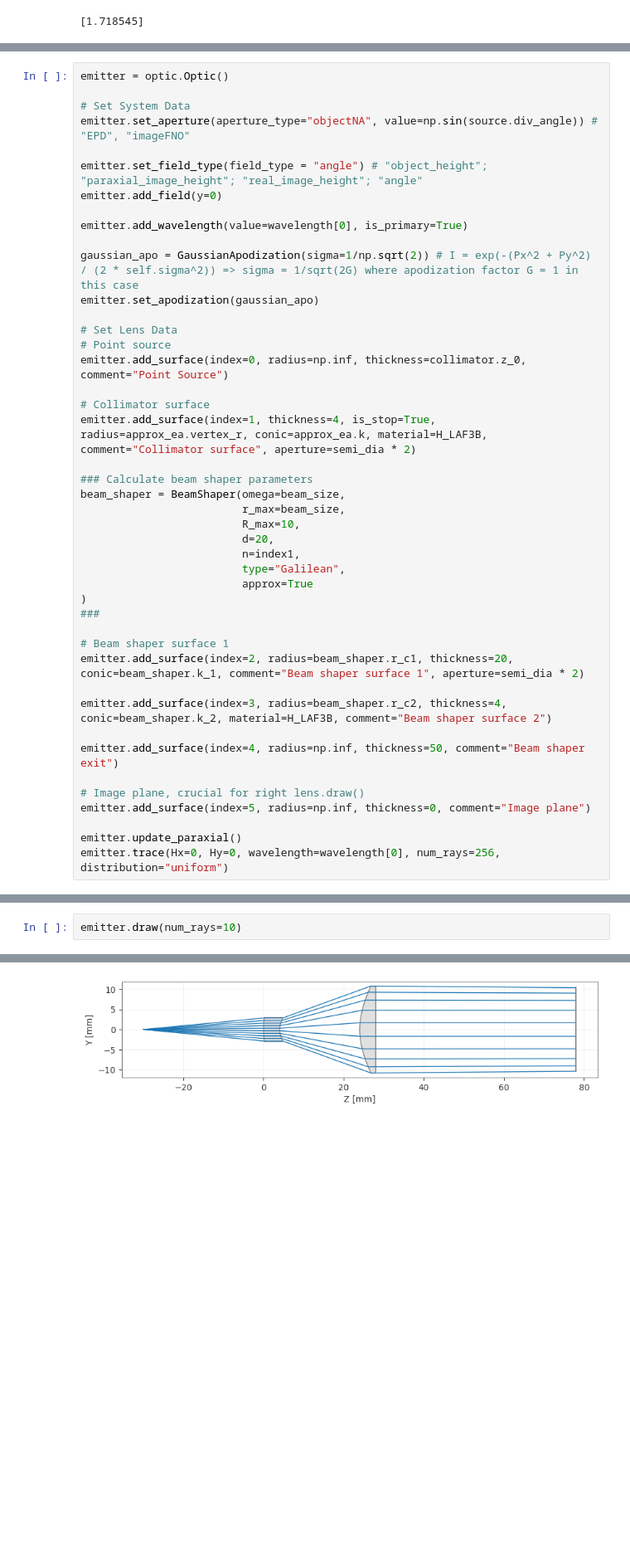
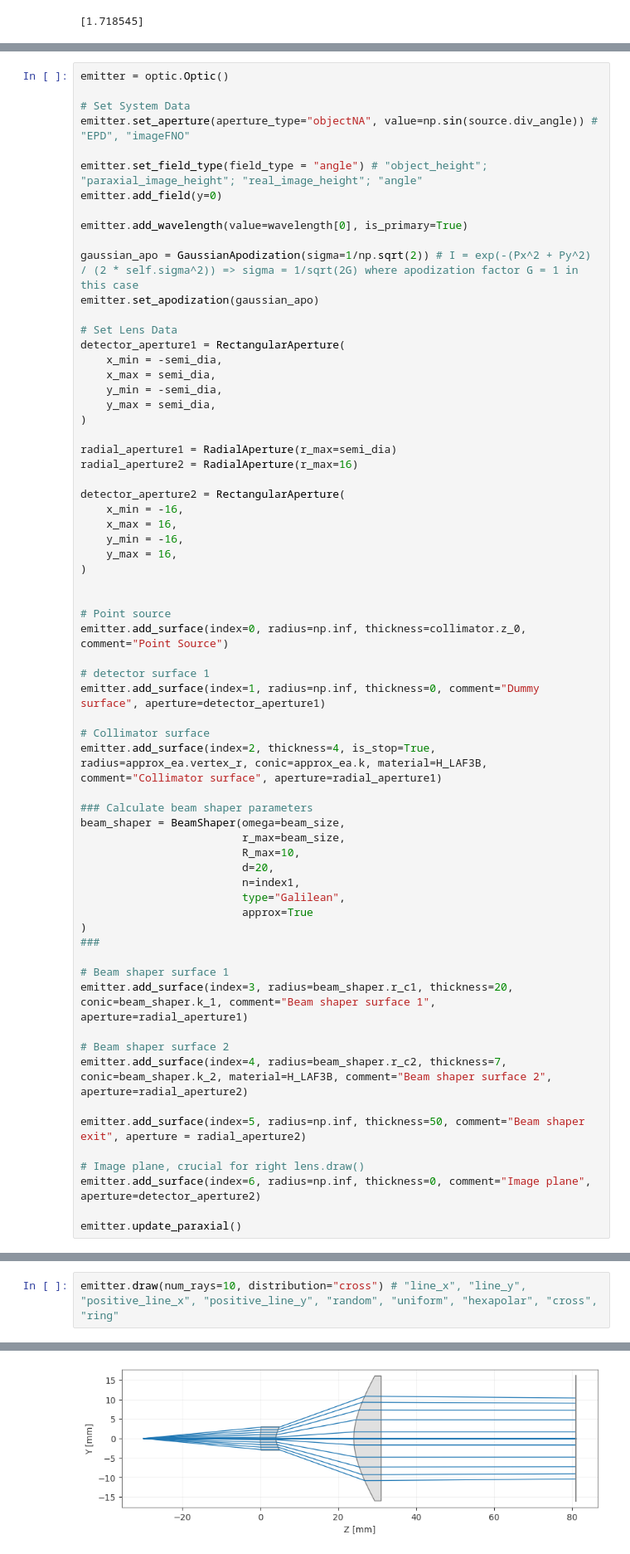
Before and after one commit to Xiong-Ziyi/Master-Thesis, a Jupyter notebook: Optiland_Based/FSO_Project/Optiland_Emiiter_Branch.ipynb, the cells around one changed output, grey strips where cells are left out. Shown at 83% size. Cells and saved outputs as stored; diff of their text form; blank space fills up the shorter version.

```diff
--- a/Optiland_Based/FSO_Project/Optiland_Emiiter_Branch.ipynb
+++ b/Optiland_Based/FSO_Project/Optiland_Emiiter_Branch.ipynb
@@ -89,11 +107,32 @@ gaussian_apo = GaussianApodization(sigma=1/np.sqrt(2)) # I = exp(-(Px^2 + Py^2)
 emitter.set_apodization(gaussian_apo)
 
 # Set Lens Data
+detector_aperture1 = RectangularAperture(
+    x_min = -semi_dia,
+    x_max = semi_dia,
+    y_min = -semi_dia,
+    y_max = semi_dia,
+)
+
+radial_aperture1 = RadialAperture(r_max=semi_dia)
+radial_aperture2 = RadialAperture(r_max=16)
+
+detector_aperture2 = RectangularAperture(
+    x_min = -16,
+    x_max = 16,
+    y_min = -16,
+    y_max = 16,
+)
+
+
 # Point source
 emitter.add_surface(index=0, radius=np.inf, thickness=collimator.z_0, comment="Point Source")
 
+# detector surface 1
+emitter.add_surface(index=1, radius=np.inf, thickness=0, comment="Dummy surface", aperture=detector_aperture1)
+
 # Collimator surface
-emitter.add_surface(index=1, thickness=4, is_stop=True, radius=approx_ea.vertex_r, conic=approx_ea.k, material=H_LAF3B, comment="Collimator surface", aperture=semi_dia * 2)
+emitter.add_surface(index=2, thickness=4, is_stop=True, radius=approx_ea.vertex_r, conic=approx_ea.k, material=H_LAF3B, comment="Collimator surface", aperture=radial_aperture1)
 
 ### Calculate beam shaper parameters
 beam_shaper = BeamShaper(omega=beam_size,
@@ -107,14 +146,14 @@ beam_shaper = BeamShaper(omega=beam_size,
 ###
 
 # Beam shaper surface 1
-emitter.add_surface(index=2, radius=beam_shaper.r_c1, thickness=20, conic=beam_shaper.k_1, comment="Beam shaper surface 1", aperture=semi_dia * 2)
+emitter.add_surface(index=3, radius=beam_shaper.r_c1, thickness=20, conic=beam_shaper.k_1, comment="Beam shaper surface 1", aperture=radial_aperture1)
 
-emitter.add_surface(index=3, radius=beam_shaper.r_c2, thickness=4, conic=beam_shaper.k_2, material=H_LAF3B, comment="Beam shaper surface 2")
+# Beam shaper surface 2
+emitter.add_surface(index=4, radius=beam_shaper.r_c2, thickness=7, conic=beam_shaper.k_2, material=H_LAF3B, comment="Beam shaper surface 2", aperture=radial_aperture2)
 
-emitter.add_surface(index=4, radius=np.inf, thickness=50, comment="Beam shaper exit")
+emitter.add_surface(index=5, radius=np.inf, thickness=50, comment="Beam shaper exit", aperture = radial_aperture2)
 
 # Image plane, crucial for right lens.draw()
-emitter.add_surface(index=5, radius=np.inf, thickness=0, comment="Image plane")
+emitter.add_surface(index=6, radius=np.inf, thickness=0, comment="Image plane", aperture=detector_aperture2)
 
 emitter.update_paraxial()
-emitter.trace(Hx=0, Hy=0, wavelength=wavelength[0], num_rays=256, distribution="uniform")
@@ -135,6 +173,6 @@ emitter.info()
 ╘════╧═════════════════╧═══════════════════════╧═══════════╧═════════════╧════════════╧══════════╧═════════════════╛
 # %%
-emitter.draw(num_rays=10)
+emitter.draw(num_rays=10, distribution="cross") # "line_x", "line_y", "positive_line_x", "positive_line_y", "random", "uniform", "hexapolar", "cross", "ring"
 # %% [output]
 (<Figure size 1000x400 with 1 Axes>, <Axes: xlabel='Z [mm]', ylabel='Y [mm]'>)
-[figure, old version]
+[figure, new version]
```
Also changed, not shown: parts of 9 cells of this notebook, 10 other files.
